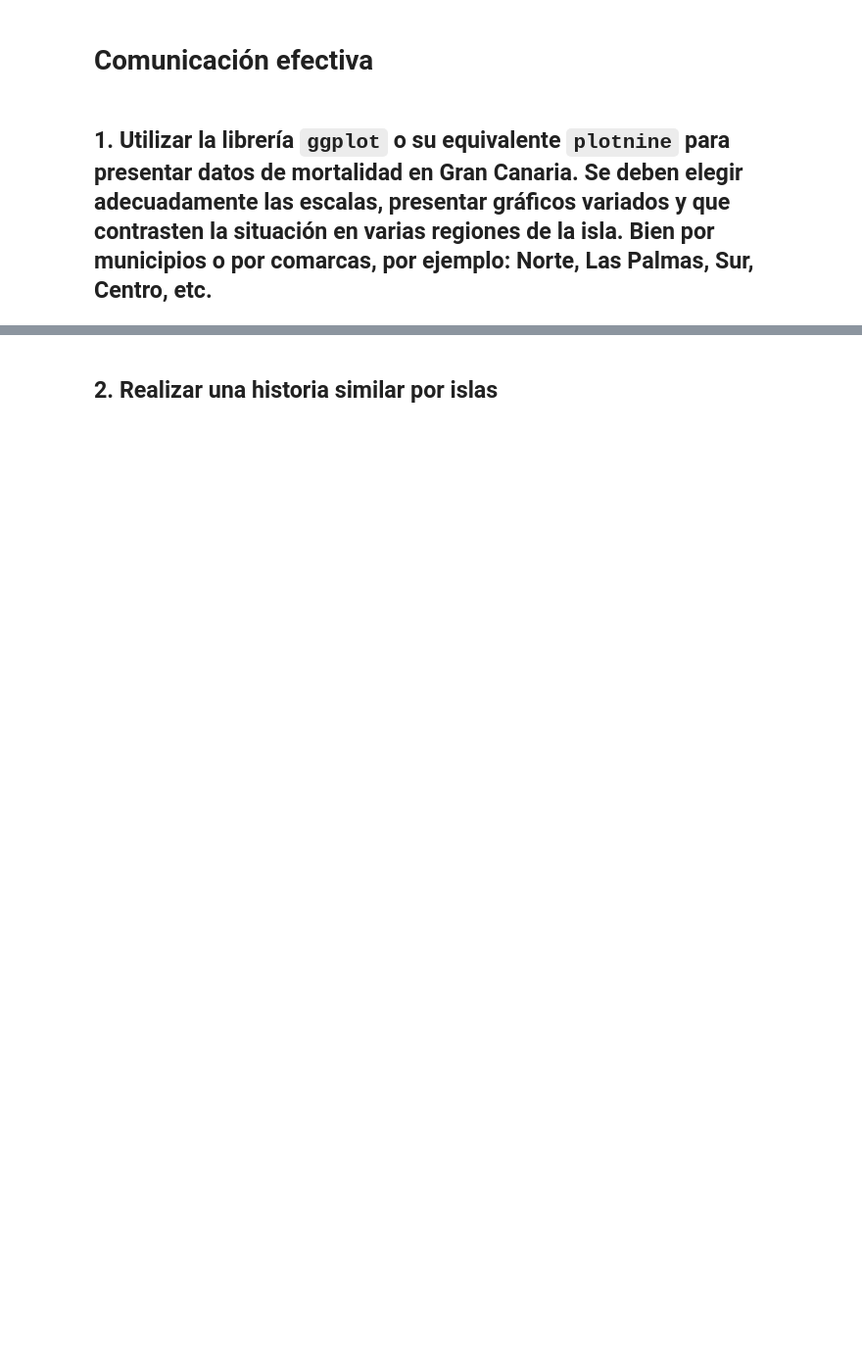
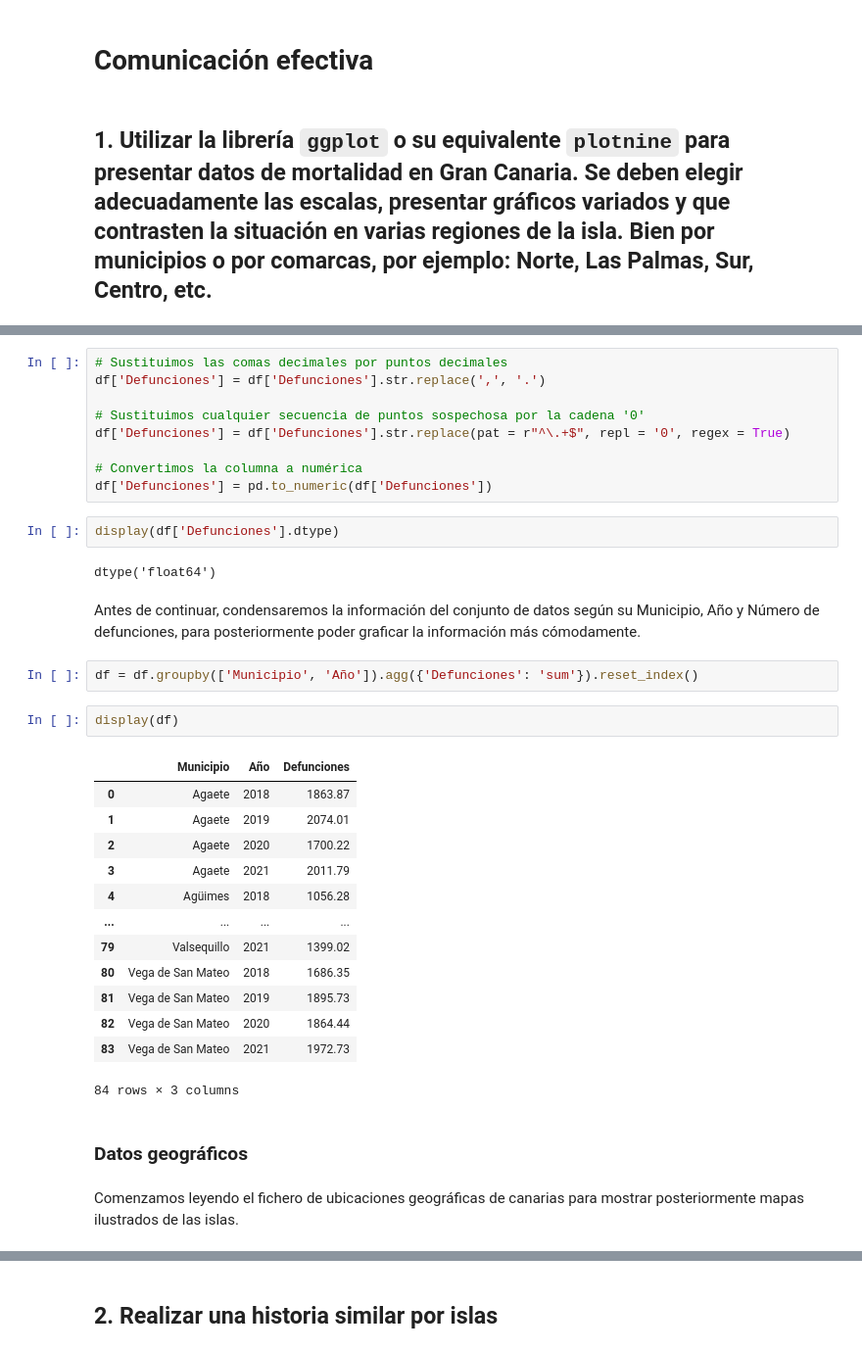
Before and after one commit to alu0101351773/VIS_practicas, a Jupyter notebook: src/jorge_cabrera_alu0101351773_comunicacion_efectiva.ipynb, the cells around one changed output, grey strips where cells are left out. Shown: that part at 98% size. Cells and saved outputs as stored; diff of their text form; blank space fills up the shorter version.

```diff
--- a/src/jorge_cabrera_alu0101351773_comunicacion_efectiva.ipynb
+++ b/src/jorge_cabrera_alu0101351773_comunicacion_efectiva.ipynb
@@ -30,0 +44,37 @@ display(df.groupby(['Municipio', 'Año']).agg({'Defunciones': 'sum'}))
+# %%
+# Sustituimos las comas decimales por puntos decimales
+df['Defunciones'] = df['Defunciones'].str.replace(',', '.')
+
+# Sustituimos cualquier secuencia de puntos sospechosa por la cadena '0'
+df['Defunciones'] = df['Defunciones'].str.replace(pat = r"^\.+$", repl = '0', regex = True)
+
+# Convertimos la columna a numérica
+df['Defunciones'] = pd.to_numeric(df['Defunciones'])
+# %%
+display(df['Defunciones'].dtype)
+# %% [output]
+dtype('float64')
+# %% [markdown]
+Antes de continuar, condensaremos la información del conjunto de datos según su Municipio, Año y Número de defunciones, para posteriormente poder graficar la información más cómodamente.
+# %%
+df = df.groupby(['Municipio', 'Año']).agg({'Defunciones': 'sum'}).reset_index()
+# %%
+display(df)
+# %% [output]
+|  | Municipio | Año | Defunciones |
+| 0 | Agaete | 2018 | 1863.87 |
+| 1 | Agaete | 2019 | 2074.01 |
+| 2 | Agaete | 2020 | 1700.22 |
+| 3 | Agaete | 2021 | 2011.79 |
+| 4 | Agüimes | 2018 | 1056.28 |
+| ... | ... | ... | ... |
+| 79 | Valsequillo | 2021 | 1399.02 |
+| 80 | Vega de San Mateo | 2018 | 1686.35 |
+| 81 | Vega de San Mateo | 2019 | 1895.73 |
+| 82 | Vega de San Mateo | 2020 | 1864.44 |
+| 83 | Vega de San Mateo | 2021 | 1972.73 |
+84 rows × 3 columns
+# %% [markdown]
+### Datos geográficos
+# %% [markdown]
+Comenzamos leyendo el fichero de ubicaciones geográficas de canarias para mostrar posteriormente mapas ilustrados de las islas.
```
Also changed, not shown: parts of 21 cells of this notebook.
